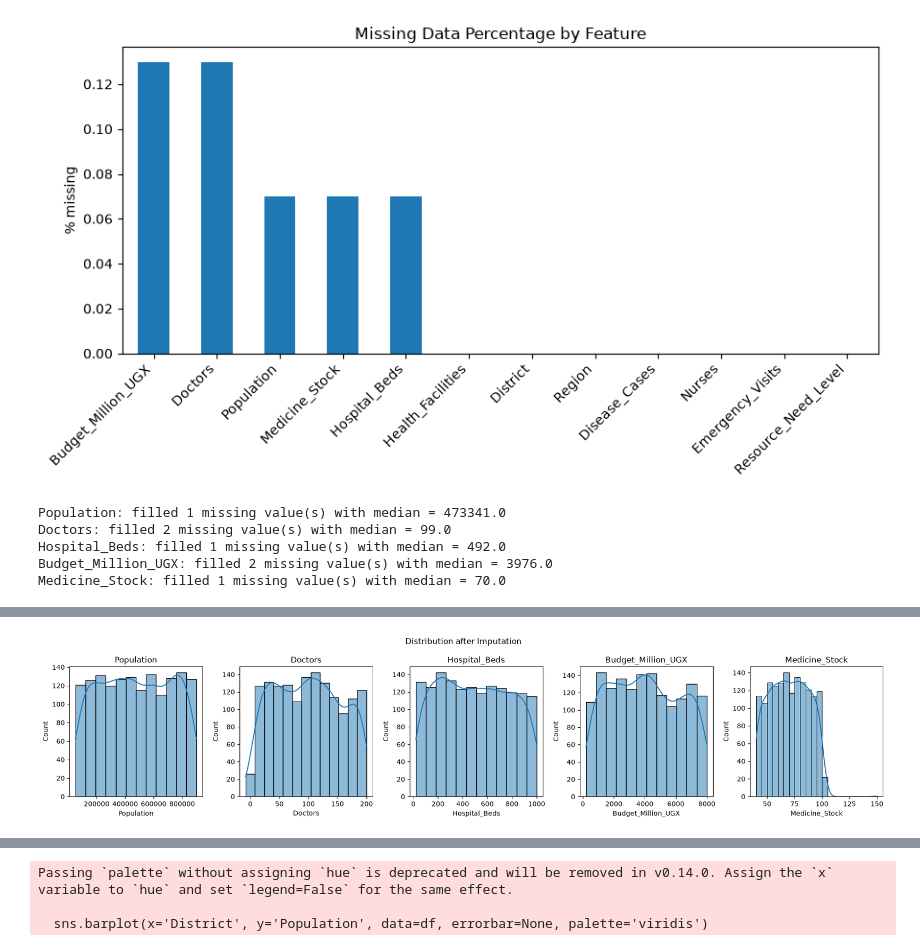
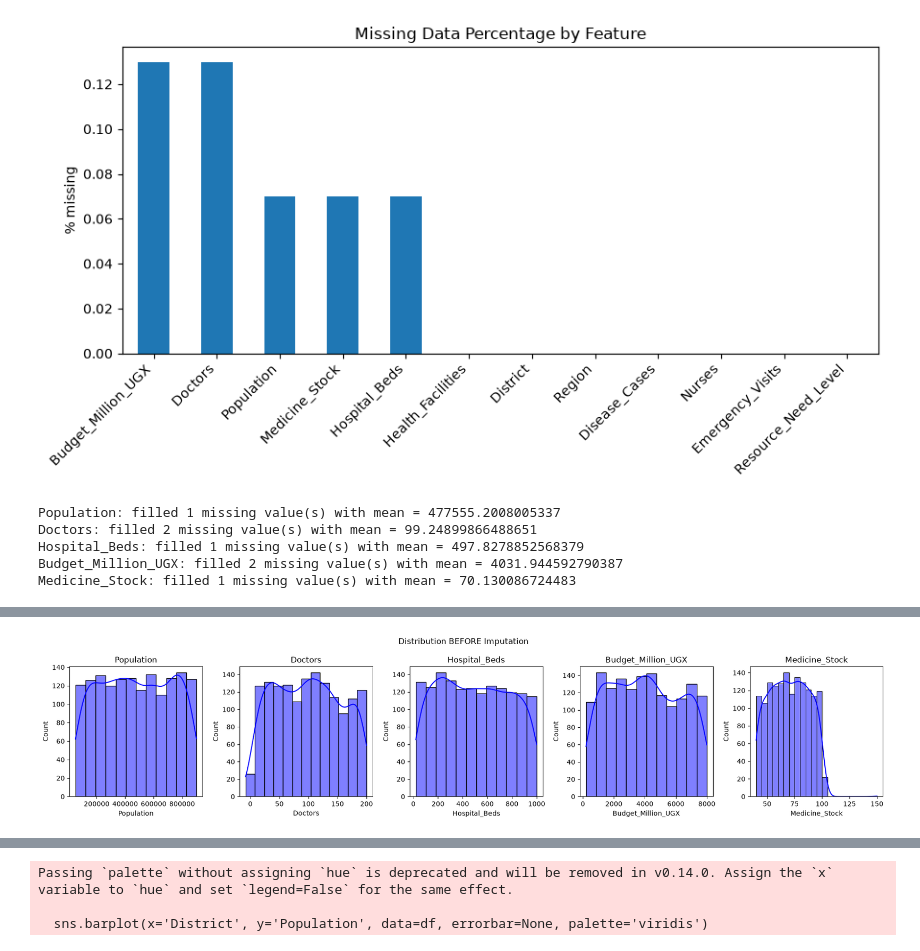
Before and after one commit to Nandrog/Health_Resource_Allocation_Modal, a Jupyter notebook: Health_Resource_Allocation_Model.ipynb, the cells around one changed output, grey strips where cells are left out. Drawn from its saved outputs; the diff is of its cells as text; code cells hidden in the pictures.

Commit message:
handle imputation using mean, visualistion of data before imputation

```diff
--- a/Health_Resource_Allocation_Model.ipynb
+++ b/Health_Resource_Allocation_Model.ipynb
@@ -103,19 +103,22 @@ plt.show()
 # %% [output]
 [figure]
 # %%
-#impute missing values using median imputation
+#impute missing values using mean imputation
 cols_to_impute = ['Population', 'Doctors', 'Hospital_Beds', 'Budget_Million_UGX', 'Medicine_Stock']
+
+df_before_impute = df[cols_to_impute].copy()
+
 for col in cols_to_impute:
     if df[col].isna().sum() > 0:
-        median_val = df[col].median()
-        df[col] = df[col].fillna(median_val)
-        print(f"{col}: filled {missing_counts[col]} missing value(s) with median = {median_val}")
+        mean_val = df[col].mean()
+        df[col] = df[col].fillna(mean_val)
+        print(f"{col}: filled {missing_counts[col]} missing value(s) with mean = {mean_val}")
 # %% [output]
-Population: filled 1 missing value(s) with median = 473341.0
-Doctors: filled 2 missing value(s) with median = 99.0
-Hospital_Beds: filled 1 missing value(s) with median = 492.0
-Budget_Million_UGX: filled 2 missing value(s) with median = 3976.0
-Medicine_Stock: filled 1 missing value(s) with median = 70.0
+Population: filled 1 missing value(s) with mean = 477555.2008005337
+Doctors: filled 2 missing value(s) with mean = 99.24899866488651
+Hospital_Beds: filled 1 missing value(s) with mean = 497.8278852568379
+Budget_Million_UGX: filled 2 missing value(s) with mean = 4031.944592790387
+Medicine_Stock: filled 1 missing value(s) with mean = 70.130086724483
 # %%
 # Confirm no missing values remain, and that the fill didn't distort the distribution
 print("Missing values remaining:\n", df.isna().sum())
@@ -140,13 +143,12 @@ Budget_Million_UGX     0
 75%         85.000000
 max        150.000000
 # %%
-
 fig, axes = plt.subplots(1, len(cols_to_impute), figsize=(18, 4))
 for ax, col in zip(axes, cols_to_impute):
-    sns.histplot(before_describe(col) if False else df[col], kde=True, ax=ax)
+    sns.histplot(df_before_impute[col].dropna(), kde=True, ax=ax, color='blue')
     ax.set_title(col)
-plt.suptitle('Distribution after Imputation')
+plt.suptitle('Distribution BEFORE Imputation')
 plt.tight_layout()
 plt.show()
 # %% [output]
-[figure, old version]
+[figure, new version]
```
Also changed, not shown: parts of 5 cells of this notebook.
